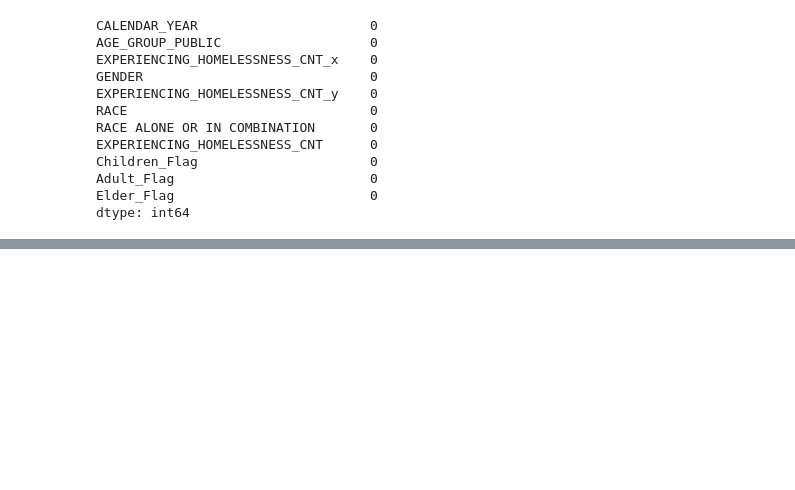
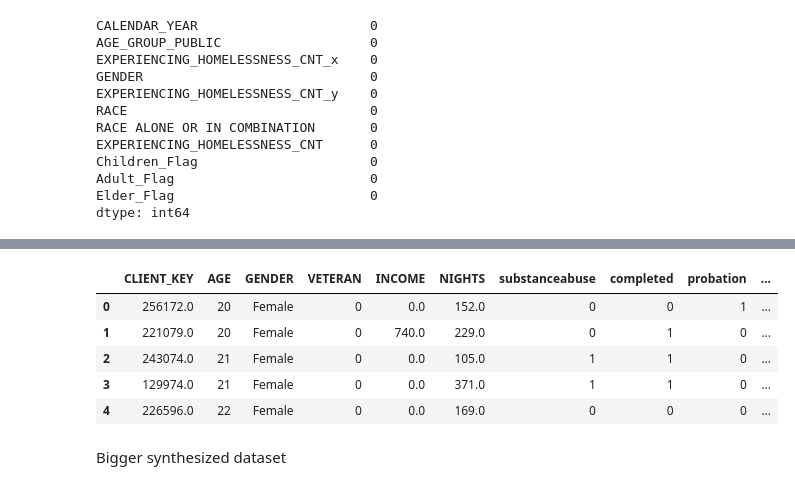
Before and after one commit to kam212/ai4allProject, a Jupyter notebook: homlessDataProcessing.ipynb, the cells around one changed output, grey strips where cells are left out. Saved outputs shown, nothing was run; the diff lists cells and outputs as text; code cells hidden in the pictures; blank space fills up the shorter version.

```diff
--- a/homlessDataProcessing.ipynb
+++ b/homlessDataProcessing.ipynb
@@ -353,0 +450,47 @@ consolidated_data_simplified.to_csv(path_or_buf="./data/normalized/consolidatedN
+# %%
+df['AT_RISK_OF_HOMELESSNESS'] = 1  # Marking original samples as at risk
+# %%
+# Let's assume we want to add an equal number of not at risk individuals
+num_samples = len(df)
+
+# Generate synthetic data
+np.random.seed(42)  # Ensure reproducibility
+
+# Assuming certain ranges based on assumptions for non-homeless individuals
+age_distribution = np.random.randint(18, 70, num_samples)
+income_distribution = np.random.choice([i for i in range(5000, 50001, 5000)], num_samples)
+nights_distribution = np.random.choice([i for i in range(0, 5)], num_samples)  # Assuming fewer nights in shelters
+substance_abuse_distribution = np.random.choice([0, 1], num_samples, p=[0.9, 0.1])  # Lower probability of substance abuse
+completed_distribution = np.random.choice([0, 1], num_samples, p=[0.5, 0.5])
+probation_distribution = np.random.choice([0, 1], num_samples, p=[0.95, 0.05])  # Lower probation rates
+assistance_type_distribution = np.random.choice(['tempassistance', 'permassistance', 'noassistance'], num_samples, p=[0.2, 0.1, 0.7])
+required_distribution = np.random.choice([0, 1], num_samples, p=[0.8, 0.2])  # Lower likelihood of requiring assistance
+gender_distribution = np.random.choice(['Male', 'Female'], num_samples, p=[0.50, 0.50])  # Assuming a distribution
+veteran_distribution = np.random.choice([0, 1], num_samples, p=[0.9, 0.1])  # Assuming fewer veterans
+
+# Create a DataFrame
+synthetic_df = pd.DataFrame({
+    'AGE': age_distribution,
+    'INCOME': income_distribution,
+    'NIGHTS': nights_distribution,
+    'substanceabuse': substance_abuse_distribution,
+    'completed': completed_distribution,
+    'probation': probation_distribution,
+    'assistancetype': assistance_type_distribution,
+    'required': required_distribution,
+    'GENDER': gender_distribution,
+    'VETERAN': veteran_distribution,
+    'AT_RISK_OF_HOMELESSNESS': 0  # Marking these samples as not at risk
+})
+
+# Combine the original and synthetic DataFrames
+augmented_df = pd.concat([df, synthetic_df], ignore_index=True)
+# %%
+augmented_df.head()
+# %% [output]
+|  | CLIENT_KEY | AGE | GENDER | VETERAN | INCOME | NIGHTS | substanceabuse | completed | probation | ... |
+| 0 | 256172.0 | 20 | Female | 0 | 0.0 | 152.0 | 0 | 0 | 1 | ... |
+| 1 | 221079.0 | 20 | Female | 0 | 740.0 | 229.0 | 0 | 1 | 0 | ... |
+| 2 | 243074.0 | 21 | Female | 0 | 0.0 | 105.0 | 1 | 1 | 0 | ... |
+| 3 | 129974.0 | 21 | Female | 0 | 0.0 | 371.0 | 1 | 1 | 0 | ... |
+| 4 | 226596.0 | 22 | Female | 0 | 0.0 | 169.0 | 0 | 0 | 0 | ... |
@@ -353,0 +507,2 @@ consolidated_data_simplified.to_csv(path_or_buf="./data/normalized/consolidatedN
+# %% [markdown]
+Bigger synthesized dataset
```
Also changed, not shown: parts of 20 cells of this notebook, 4 other files.
